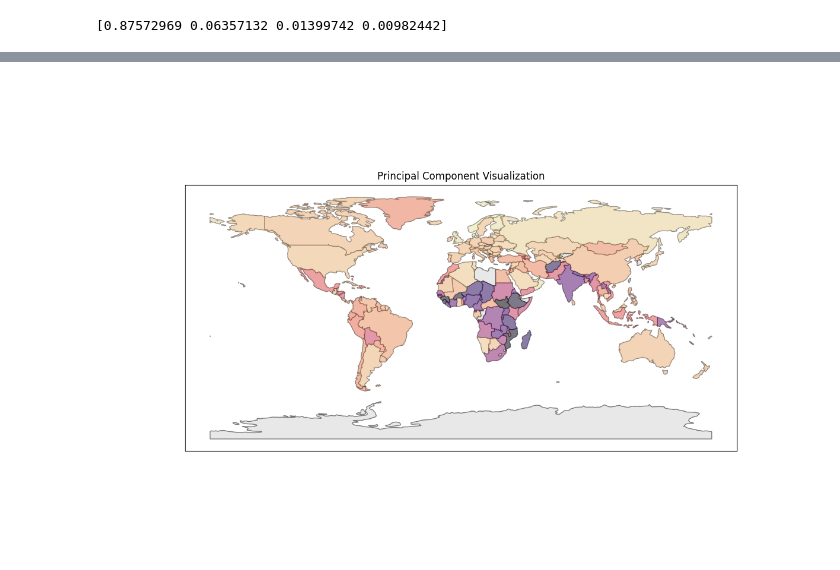
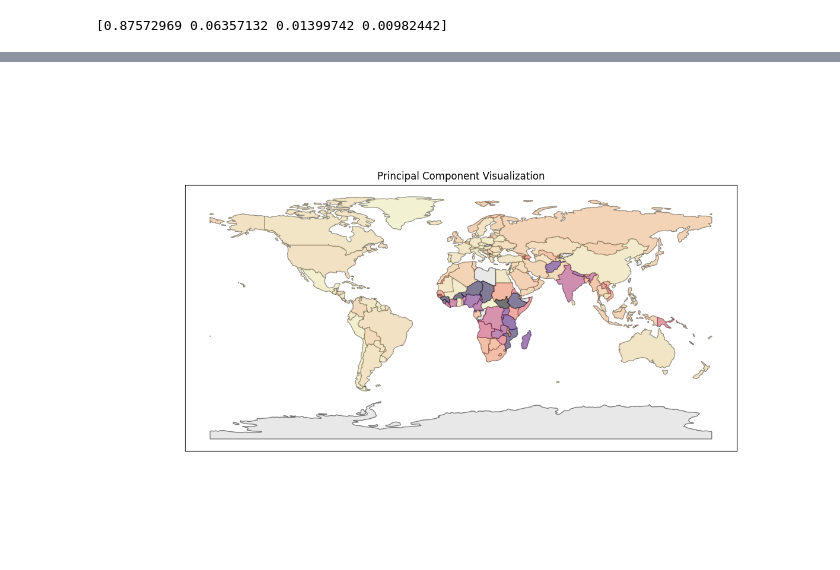
Before and after one commit to echometerain/cxc, a Jupyter notebook: sap.ipynb, the cells around one changed output, grey strips where cells are left out. Drawn from its saved outputs; the diff is of its cells as text; code cells hidden in the pictures.

```diff
--- a/sap.ipynb
+++ b/sap.ipynb
@@ -180,8 +180,11 @@ nan_col = df2.isna().sum().sort_values()
 nan_idx = df2.isna().sum(axis=1).sort_values()
 nan_col = nan_col.loc[nan_col > 130]
 nan_idx = nan_idx[nan_idx > 130]
-drop_col = ["Multidimensional poverty headcount ratio (World Bank) (% of population)", "Multidimensional poverty headcount ratio (UNDP) (% of population)"]
-df2 = df2.drop(columns=(list(nan_col.index) + drop_col), index=nan_idx.index).apply(replacer)
+
+# these don't have first or second derivatives because they only have one value per country
+pov_col = ["Multidimensional poverty headcount ratio (World Bank) (% of population)", "Multidimensional poverty headcount ratio (UNDP) (% of population)"]
+df_pov = df2[pov_col].drop(index=nan_idx.index).rename(columns={pov_col[0]:"WB", pov_col[1]:"UNDP"})
+df2 = df2.drop(columns=(list(nan_col.index) + pov_col), index=nan_idx.index).apply(replacer)
 
 # thing = df2.isnull().any()
 # thing[thing == True]
@@ -275,50 +278,52 @@ import geopandas as gpd
 from thefuzz import process
 
 fig3, ax3 = plt.subplots(figsize=(12, 8))
+fig4, ax4 = plt.subplots(figsize=(12, 8))
 
 # geopandas stopped supporting built-in datasets :(
 world = gpd.read_file("https://naciscdn.org/naturalearth/110m/cultural/ne_110m_admin_0_countries.zip").set_index("ADMIN")
-
-# world map outline
-world.plot(
-    ax=ax3,
-    color="lightgray",
-    edgecolor="black",
-    alpha=0.5
-)
-
-score_series = pd.Series(-scores[1], index=df2.index)
-colors = sns.color_palette("magma", as_cmap=True)
-colored_countries = gpd.GeoDataFrame(columns=['geometry', 'score'])
-# patches = []
-
-for i in range(len(score_series)):
-    # fuzzy match country labels from the SAP dataset to the geographic data
-    match = process.extractOne(score_series.index[i], world.index) # (country name, confidence)
-    if match[1] < 50: # less than 50% certainty
-        continue
-    country_geometry = world.loc[match[0]].geometry
-    score = ((score_series.iloc[i] - 1200) / (2800 - 1200))**2
-    colored_countries.loc[match[0]] = {
-        'geometry': country_geometry,
-        'score': score
-    }
-    # color = colors(((score - 1200) / (2800 - 1200))**2)
-    # patch = mpatches.Patch(label=match[0], color=color)
-    # patches.append(patch)
-
-# plot country colours
-if not colored_countries.empty:
-    colored_countries.plot(
-        ax=ax3,
-        column='score',
-        cmap=colors,
+def world_plots(n, axn):
+    # world map outline
+    world.plot(
+        ax=axn,
+        color="lightgray",
+        edgecolor="black",
         alpha=0.5
     )
 
-# turn off axis ticks
-ax3.set_xticks([])
-ax3.set_yticks([])
+    score_series = pd.Series(scores[n], index=df2.index)
+    colors = sns.color_palette("magma", as_cmap=True)
+    colored_countries = gpd.GeoDataFrame(columns=['geometry', 'score'])
+    # patches = []
 
-plt.title("Principal Component Visualization")
+    for i in range(len(score_series)):
+        # fuzzy match country labels from the SAP dataset to the geographic data
+        match = process.extractOne(score_series.index[i], world.index) # (country name, confidence)
+        if match[1] < 50: # less than 50% certainty
+            continue
+        country_geometry = world.loc[match[0]].geometry
+        colored_countries.loc[match[0]] = {
+            'geometry': country_geometry,
+            'score': score_series.iloc[i]
+        }
+        # color = colors(((score - 1200) / (2800 - 1200))**2)
+        # patch = mpatches.Patch(label=match[0], color=color)
+        # patches.append(patch)
+
+    # plot country colours
+    if not colored_countries.empty:
+        colored_countries.plot(
+            ax=axn,
+            column='score',
+            cmap=colors,
+            alpha=0.5
+        )
+
+    # turn off axis ticks
+    axn.set_xticks([])
+    axn.set_yticks([])
+    axn.set_title("Principal Component Visualization")
+
+world_plots(0, ax3)
+world_plots(1, ax4)
 # %% [output]
@@ -326 +330 @@ Text(0.5, 1.0, 'Principal Component Visualization')
-[figure, old version]
+[figure, new version]
```
Also changed, not shown: parts of 4 cells of this notebook.
